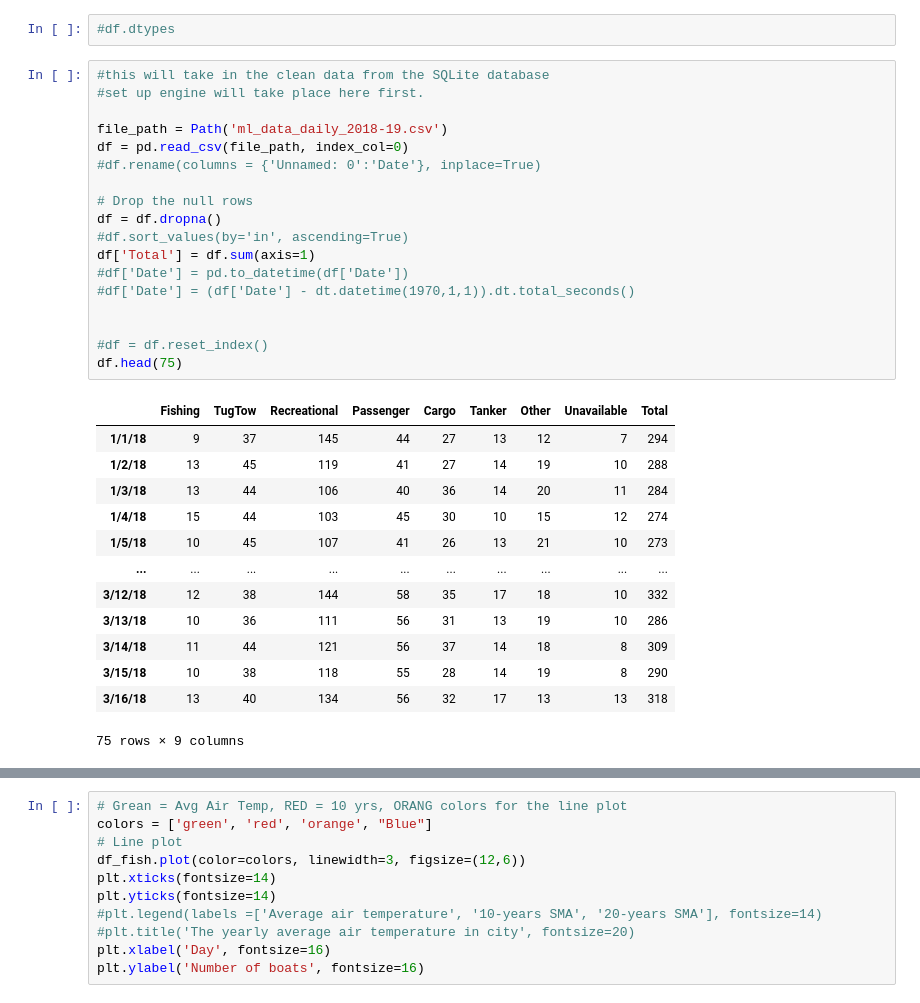
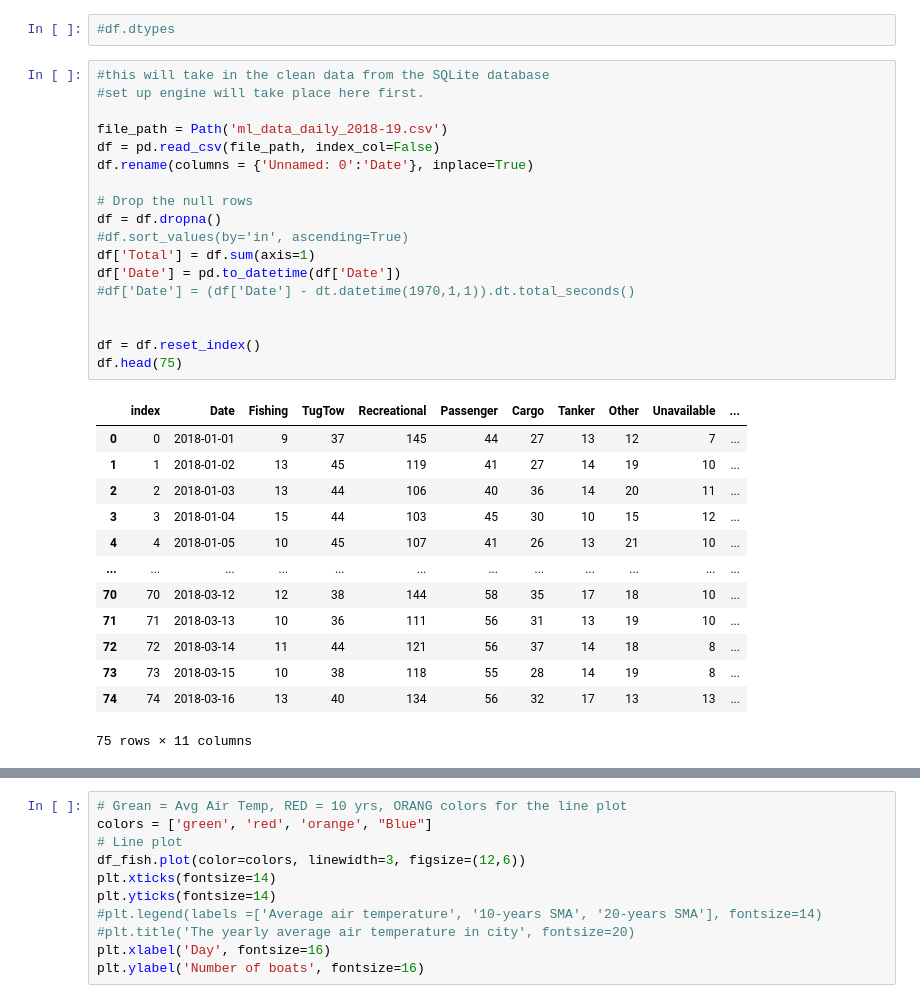
Before and after one commit to DBatterman/AIS_Vessel_Efforts_Project, a Jupyter notebook: provisional_machine_learning_model.ipynb, the cells around one changed output, grey strips where cells are left out. Saved outputs shown, nothing was run; the diff lists cells and outputs as text.

```diff
--- a/provisional_machine_learning_model.ipynb
+++ b/provisional_machine_learning_model.ipynb
@@ -39,33 +39,33 @@ types = [target_fishing, target_tugtow, target_rec, target_passenger, target_car
 # %%
 #this will take in the clean data from the SQLite database
 #set up engine will take place here first.
 
 file_path = Path('ml_data_daily_2018-19.csv')
-df = pd.read_csv(file_path, index_col=0)
-#df.rename(columns = {'Unnamed: 0':'Date'}, inplace=True)
+df = pd.read_csv(file_path, index_col=False)
+df.rename(columns = {'Unnamed: 0':'Date'}, inplace=True)
 
 # Drop the null rows
 df = df.dropna()
 #df.sort_values(by='in', ascending=True)
 df['Total'] = df.sum(axis=1)
-#df['Date'] = pd.to_datetime(df['Date'])
+df['Date'] = pd.to_datetime(df['Date'])
 #df['Date'] = (df['Date'] - dt.datetime(1970,1,1)).dt.total_seconds()
 
 
-#df = df.reset_index()
+df = df.reset_index()
 df.head(75)
 # %% [output]
-|  | Fishing | TugTow | Recreational | Passenger | Cargo | Tanker | Other | Unavailable | Total |
-| 1/1/18 | 9 | 37 | 145 | 44 | 27 | 13 | 12 | 7 | 294 |
-| 1/2/18 | 13 | 45 | 119 | 41 | 27 | 14 | 19 | 10 | 288 |
-| 1/3/18 | 13 | 44 | 106 | 40 | 36 | 14 | 20 | 11 | 284 |
-| 1/4/18 | 15 | 44 | 103 | 45 | 30 | 10 | 15 | 12 | 274 |
-| 1/5/18 | 10 | 45 | 107 | 41 | 26 | 13 | 21 | 10 | 273 |
-| ... | ... | ... | ... | ... | ... | ... | ... | ... | ... |
-| 3/12/18 | 12 | 38 | 144 | 58 | 35 | 17 | 18 | 10 | 332 |
-| 3/13/18 | 10 | 36 | 111 | 56 | 31 | 13 | 19 | 10 | 286 |
-| 3/14/18 | 11 | 44 | 121 | 56 | 37 | 14 | 18 | 8 | 309 |
-| 3/15/18 | 10 | 38 | 118 | 55 | 28 | 14 | 19 | 8 | 290 |
-| 3/16/18 | 13 | 40 | 134 | 56 | 32 | 17 | 13 | 13 | 318 |
+|  | index | Date | Fishing | TugTow | Recreational | Passenger | Cargo | Tanker | Other | Unavailable | ... |
+| 0 | 0 | 2018-01-01 | 9 | 37 | 145 | 44 | 27 | 13 | 12 | 7 | ... |
+| 1 | 1 | 2018-01-02 | 13 | 45 | 119 | 41 | 27 | 14 | 19 | 10 | ... |
+| 2 | 2 | 2018-01-03 | 13 | 44 | 106 | 40 | 36 | 14 | 20 | 11 | ... |
+| 3 | 3 | 2018-01-04 | 15 | 44 | 103 | 45 | 30 | 10 | 15 | 12 | ... |
+| 4 | 4 | 2018-01-05 | 10 | 45 | 107 | 41 | 26 | 13 | 21 | 10 | ... |
+| ... | ... | ... | ... | ... | ... | ... | ... | ... | ... | ... | ... |
+| 70 | 70 | 2018-03-12 | 12 | 38 | 144 | 58 | 35 | 17 | 18 | 10 | ... |
+| 71 | 71 | 2018-03-13 | 10 | 36 | 111 | 56 | 31 | 13 | 19 | 10 | ... |
+| 72 | 72 | 2018-03-14 | 11 | 44 | 121 | 56 | 37 | 14 | 18 | 8 | ... |
+| 73 | 73 | 2018-03-15 | 10 | 38 | 118 | 55 | 28 | 14 | 19 | 8 | ... |
+| 74 | 74 | 2018-03-16 | 13 | 40 | 134 | 56 | 32 | 17 | 13 | 13 | ... |
-75 rows × 9 columns
+75 rows × 11 columns
 # %%
```
Also changed, not shown: parts of 8 cells of this notebook, 3 other files.
